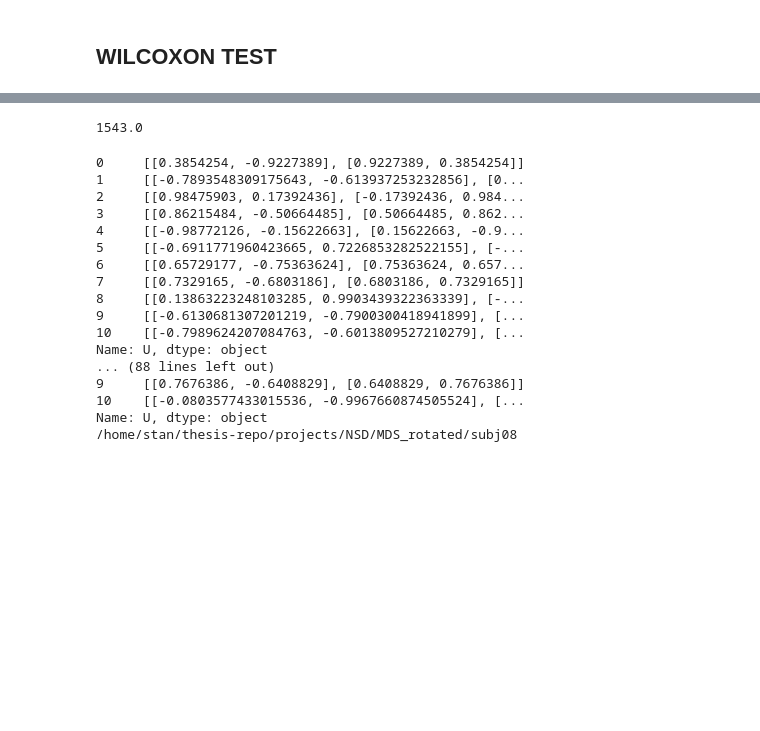
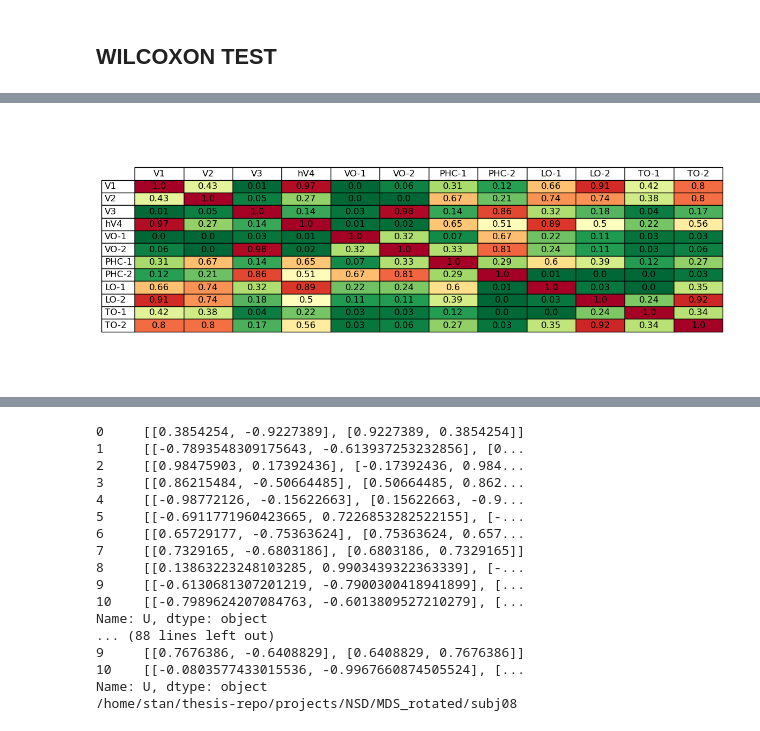
Before and after one commit to StanBgy/Thesis, a Jupyter notebook: src/flips.ipynb, the cells around one changed output, grey strips where cells are left out. Saved outputs shown, nothing was run; the diff lists cells and outputs as text; code cells hidden in the pictures; blank space fills up the shorter version.

```diff
--- a/src/flips.ipynb
+++ b/src/flips.ipynb
@@ -310,3 +169,37 @@ array([-1. , -1.1, -1.2, -1.3, -1.4, -1.5, -1.6, -1.7, -1.8, -1.9, -2. ,
+# %%
+df = p_values_df_W.apply(pd.to_numeric)
+norm = plt.Normalize(df.values.min(), df.values.max())
+
+# Create a custom colormap
+cmap = plt.get_cmap('RdYlGn')
+
+# Create a figure and a single subplot
+fig, ax = plt.subplots(figsize=(10, 6))
+
+# Hide the axes
+ax.axis('tight')
+ax.axis('off')
+
+# Create a table with colored cells
+cell_colors = cmap(1-norm(df.values))
+
+# Add table to the axes
+table = ax.table(cellText=df.values.round(2),
+                 rowLabels=df.index,
+                 colLabels=df.columns,
+                 cellColours=cell_colors,
+                 cellLoc='center',
+                 loc='center')
+
+# Customize the table appearance
+table.auto_set_font_size(False)
+table.set_fontsize(12)
+table.scale(1.4, 1.4)
+
+# Display the plotS
+plt.show()
+# %% [output]
+[figure, added]
 # %%
 p_values_df_W
 # %% [output]
@@ -323,14 +216,6 @@ p_values_df_W
 | LO-2 | 0.495825 | 0.286977 | 0.511122 | 0.337429 | 0.004191 | 0.200331 | 0.039169 | 0.177737 | 0.564916 | 1 | 0.000067 | ... |
 | TO-1 | 0.159928 | 0.634906 | 0.157096 | 0.12483 | 0.001206 | 0.066213 | 0.007659 | 0.000709 | 0.002213 | 0.000067 | 1 | ... |
 | TO-2 | 0.286977 | 0.001186 | 0.168656 | 0.34718 | 0.085094 | 0.726242 | 0.367215 | 0.59114 | 0.048147 | 0.111302 | 0.007659 | ... |
-# %%
-arr1 = np.random.rand(80)
-arr2 = np.random.rand(80)
-res = stats.wilcoxon(arr1, arr2)
-res.statistic
-# need to check how to interpret that
-# %% [output]
-1543.0
 # %%
 # apply rotation on one subject
 def apply_rotation(target, subj, rois, sessions):
```
Also changed, not shown: parts of 19 cells of this notebook, 25 other files.
